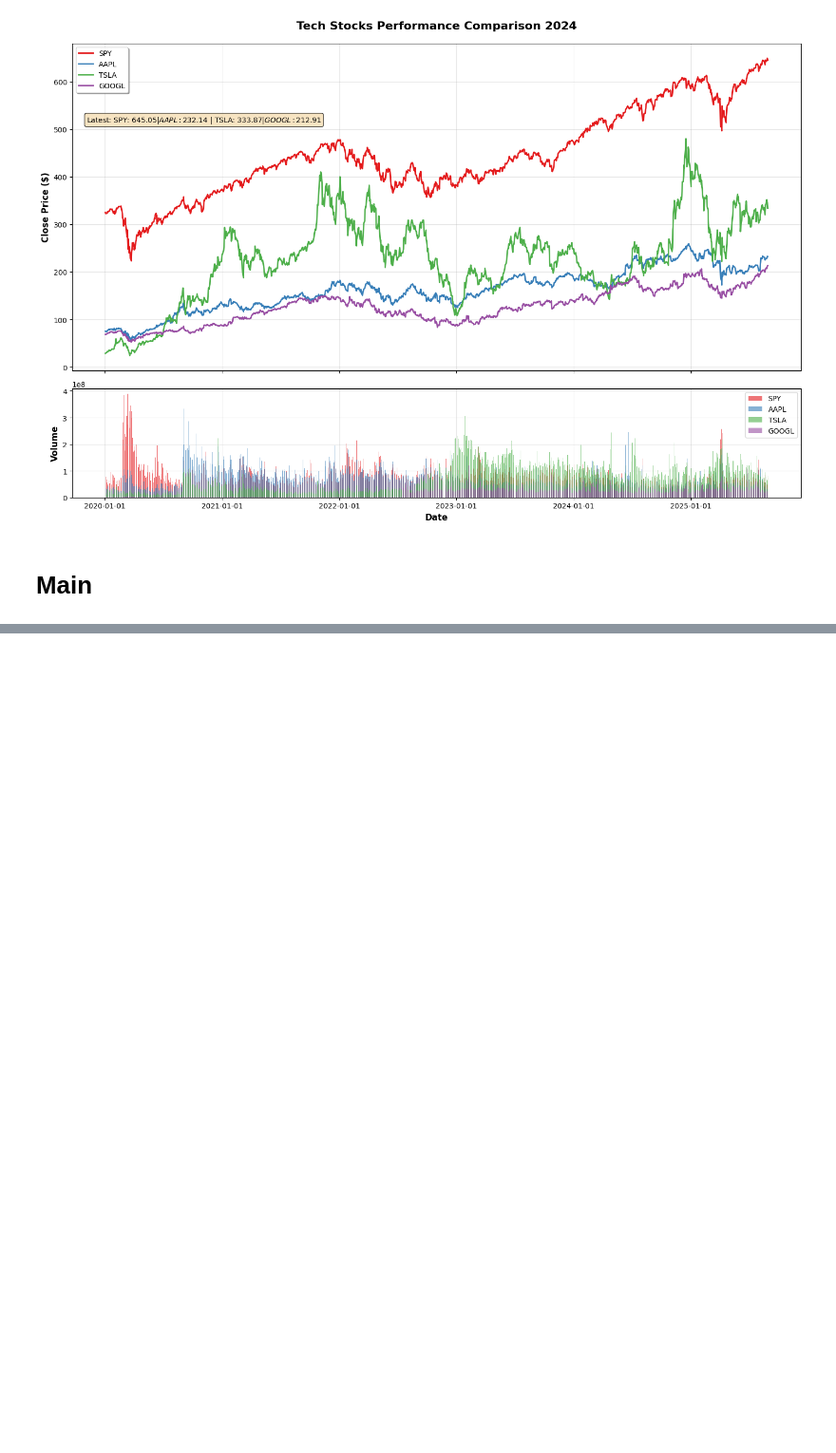
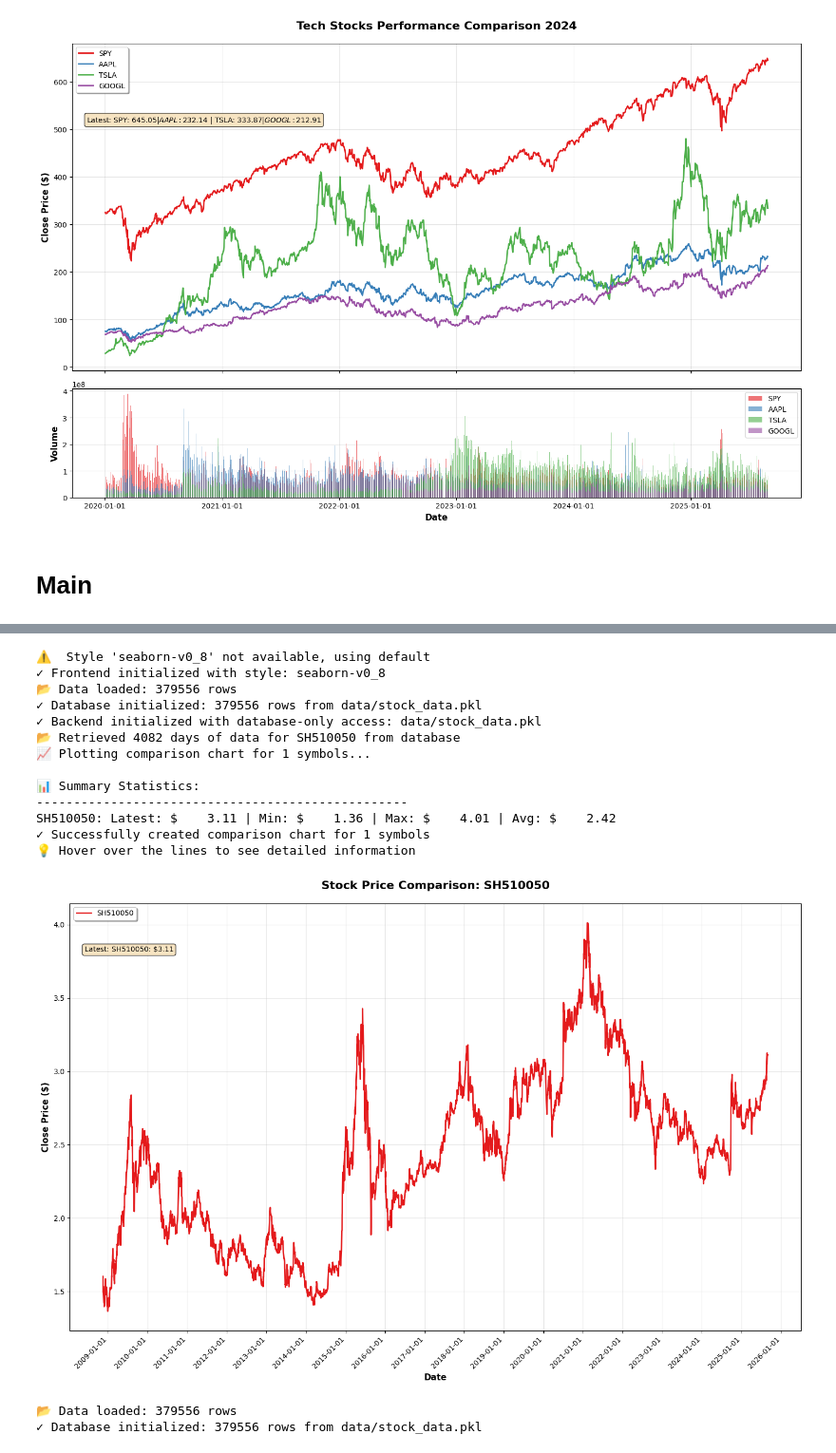
Before and after one commit to farrellsc/StockAnalysis, a Jupyter notebook: playground.ipynb, the cells around one changed output, grey strips where cells are left out. Shown at 95% size. Cells and saved outputs as stored; diff of their text form; code cells hidden in the pictures; blank space fills up the shorter version.

```diff
--- a/playground.ipynb
+++ b/playground.ipynb
@@ -258,0 +281,24 @@ plt.show()
+# %%
+dfs = plot_prices(symbols=['SH510050'], start_date='2008-11-17', end_date='2025-09-01', normalize=False)
+# %% [output]
+⚠️  Style 'seaborn-v0_8' not available, using default
+✓ Frontend initialized with style: seaborn-v0_8
+📂 Data loaded: 379556 rows
+✓ Database initialized: 379556 rows from data/stock_data.pkl
+✓ Backend initialized with database-only access: data/stock_data.pkl
+📂 Retrieved 4082 days of data for SH510050 from database
+📈 Plotting comparison chart for 1 symbols...
+
+📊 Summary Statistics:
+--------------------------------------------------
+SH510050: Latest: $    3.11 | Min: $    1.36 | Max: $    4.01 | Avg: $    2.42
+✓ Successfully created comparison chart for 1 symbols
+💡 Hover over the lines to see detailed information
+[figure, added]
+# %%
+db = Database("data/stock_data.pkl")
+spy = db.query(symbol='SPY', start_date='2000-01-01', end_date='2025-12-30')
+tlt = db.query(symbol='TLT', start_date='2000-01-01', end_date='2025-12-30')
+# %% [output]
+📂 Data loaded: 379556 rows
+✓ Database initialized: 379556 rows from data/stock_data.pkl
```
Also changed, not shown: parts of 6 cells of this notebook, 2 other files.
